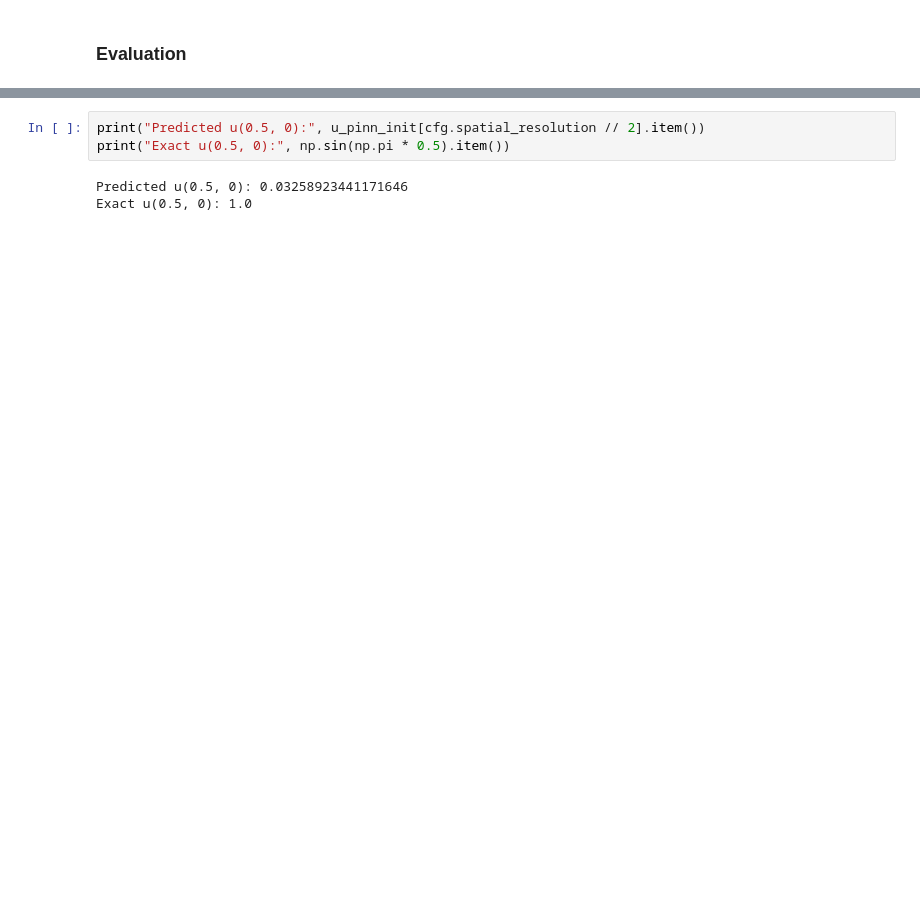
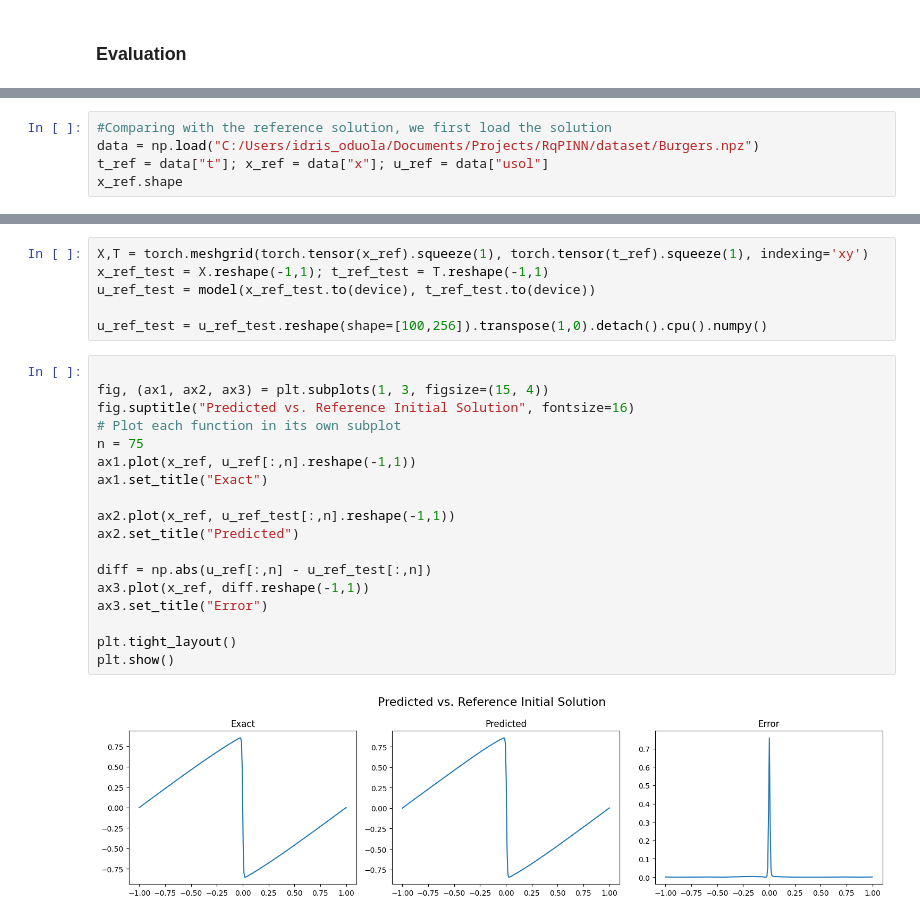
Before and after one commit to oduolaidrisA/Scientific-Machine-Learning, a Jupyter notebook: PINN_for_1d_Burgers_equation_1d.ipynb, the cells around one changed output, grey strips where cells are left out. Cells and saved outputs as stored; diff of their text form; blank space fills up the shorter version.

```diff
--- a/PINN_for_1d_Burgers_equation_1d.ipynb
+++ b/PINN_for_1d_Burgers_equation_1d.ipynb
@@ -418,0 +359,5 @@ model.load_state_dict(torch.load(checkpoint_path))
+# %%
+#Comparing with the reference solution, we first load the solution
+data = np.load("C:/Users/idris_oduola/Documents/Projects/RqPINN/dataset/Burgers.npz")
+t_ref = data["t"]; x_ref = data["x"]; u_ref = data["usol"]
+x_ref.shape
@@ -452,9 +410,29 @@ plt.show()
-# %%
-print("Predicted u(0.5, 0):", u_pinn_init[cfg.spatial_resolution // 2].item())
-print("Exact u(0.5, 0):", np.sin(np.pi * 0.5).item())
-# %% [output]
-Predicted u(0.5, 0): 0.03258923441171646
-Exact u(0.5, 0): 1.0
+# %%
+X,T = torch.meshgrid(torch.tensor(x_ref).squeeze(1), torch.tensor(t_ref).squeeze(1), indexing='xy')
+x_ref_test = X.reshape(-1,1); t_ref_test = T.reshape(-1,1)
+u_ref_test = model(x_ref_test.to(device), t_ref_test.to(device))
+
+u_ref_test = u_ref_test.reshape(shape=[100,256]).transpose(1,0).detach().cpu().numpy()
+# %%
+
+fig, (ax1, ax2, ax3) = plt.subplots(1, 3, figsize=(15, 4))
+fig.suptitle("Predicted vs. Reference Initial Solution", fontsize=16)
+# Plot each function in its own subplot
+n = 75
+ax1.plot(x_ref, u_ref[:,n].reshape(-1,1))
+ax1.set_title("Exact")
+
+ax2.plot(x_ref, u_ref_test[:,n].reshape(-1,1))
+ax2.set_title("Predicted")
+
+diff = np.abs(u_ref[:,n] - u_ref_test[:,n])
+ax3.plot(x_ref, diff.reshape(-1,1))
+ax3.set_title("Error")
+
+plt.tight_layout()
+plt.show()
+# %% [output]
+[figure, added]
 # %%
 %matplotlib qt
 # Plot setup
```
Also changed, not shown: parts of 19 cells of this notebook, 4 other files.
